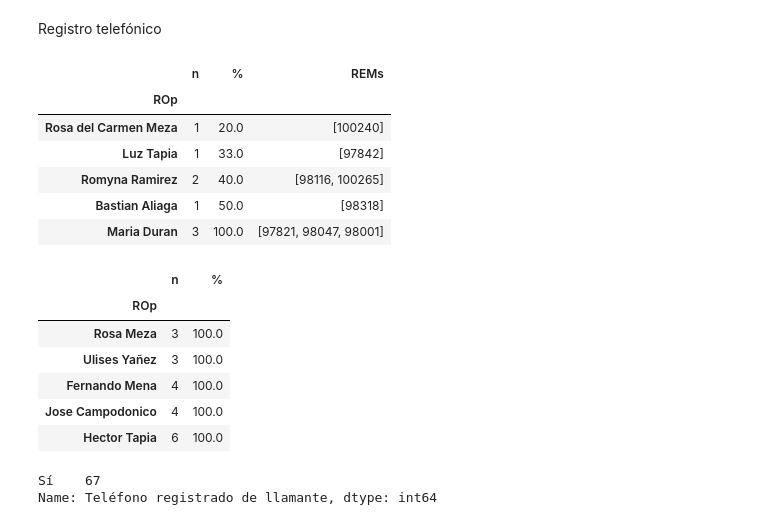
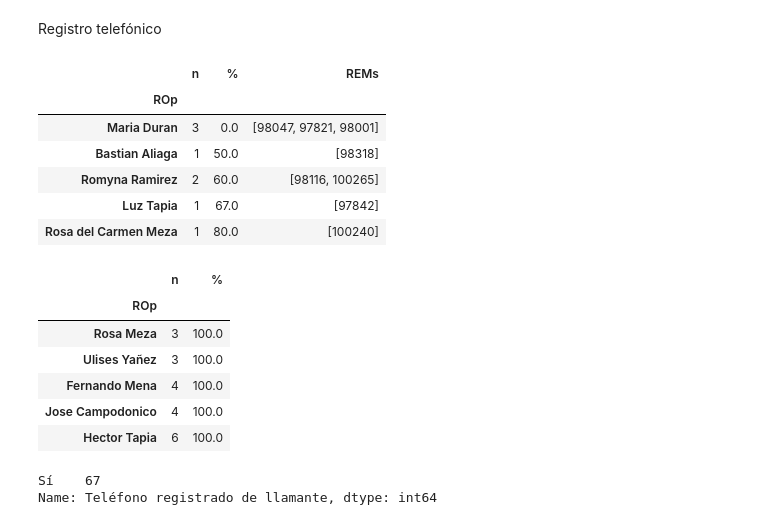
Before and after one commit to superegi/registros_esamu, a Jupyter notebook: calidad_registros/Calidad registros eSAMU.ipynb, the cells around one changed output. Drawn from its saved outputs; the diff is of its cells as text; code cells hidden in the pictures.

```diff
--- a/calidad_registros/Calidad registros eSAMU.ipynb
+++ b/calidad_registros/Calidad registros eSAMU.ipynb
@@ -135,43 +135,35 @@ file.close()
 # %% [markdown]
 Registro telefónico
 # %%
-# calidad[calidad['MLl. y SMLl atingentes'] == 'No'].ROp.value_counts()
-# calidad[calidad['MLl. y SMLl atingentes'] == 'Si'].ROp.value_counts()
 grupo = calidad.groupby(['MLl. y SMLl atingentes', 'ROp'])['N° REM'].count()
 
 REMs = calidad.groupby(['MLl. y SMLl atingentes', 'ROp'])['N° REM'].apply(list)['No']
 
 percbyrank = grupo.groupby(level=1).apply(lambda x: round(100 * x / float(x.sum())))
+percent_NO = grupo.groupby(level=1).apply(lambda x: 100 - round(100 * x / float(x.sum())))['No']
+
 Mal_reg = {}
 Mal_reg['n'] = grupo['No']
-Mal_reg['%'] = percbyrank['No']
+Mal_reg['%'] = percent_NO
 Mal_reg['REMs'] = REMs
 
 Buen_reg = {}
 Buen_reg['n'] = grupo['Sí']
 Buen_reg['%'] = percbyrank['Sí']
 
 ROP_MLL_peor = pd.DataFrame.from_dict(Mal_reg).sort_values(['%', 'n'])
 ROP_MLL_mejor = pd.DataFrame.from_dict(Buen_reg).sort_values(['%', 'n'])
 
 ROP_MLL_peor
 ROP_MLL_mejor.tail()
-
-sample = open('Tabla1_1.txt', 'w+')
-print(ROP_MLL_peor.tail(8).to_latex(bold_rows=True), file=sample)
-sample.close()
-
-sample = open('Tabla1_2.txt', 'w+')
-print(ROP_MLL_mejor.tail(8).to_latex(bold_rows=True), file=sample)
-sample.close()
 # %% [output]
 |  | n | % | REMs |
 | ROp |  |  |  |
-| Rosa del Carmen Meza | 1 | 20.0 | [100240] |
-| Luz Tapia | 1 | 33.0 | [97842] |
-| Romyna Ramirez | 2 | 40.0 | [98116, 100265] |
+| Maria Duran | 3 | 0.0 | [98047, 97821, 98001] |
 | Bastian Aliaga | 1 | 50.0 | [98318] |
-| Maria Duran | 3 | 100.0 | [97821, 98047, 98001] |
+| Romyna Ramirez | 2 | 60.0 | [98116, 100265] |
+| Luz Tapia | 1 | 67.0 | [97842] |
+| Rosa del Carmen Meza | 1 | 80.0 | [100240] |
 |  | n | % |
 | ROp |  |  |
 | Rosa Meza | 3 | 100.0 |
```
Also changed, not shown: parts of 17 cells of this notebook, 1 other file.
